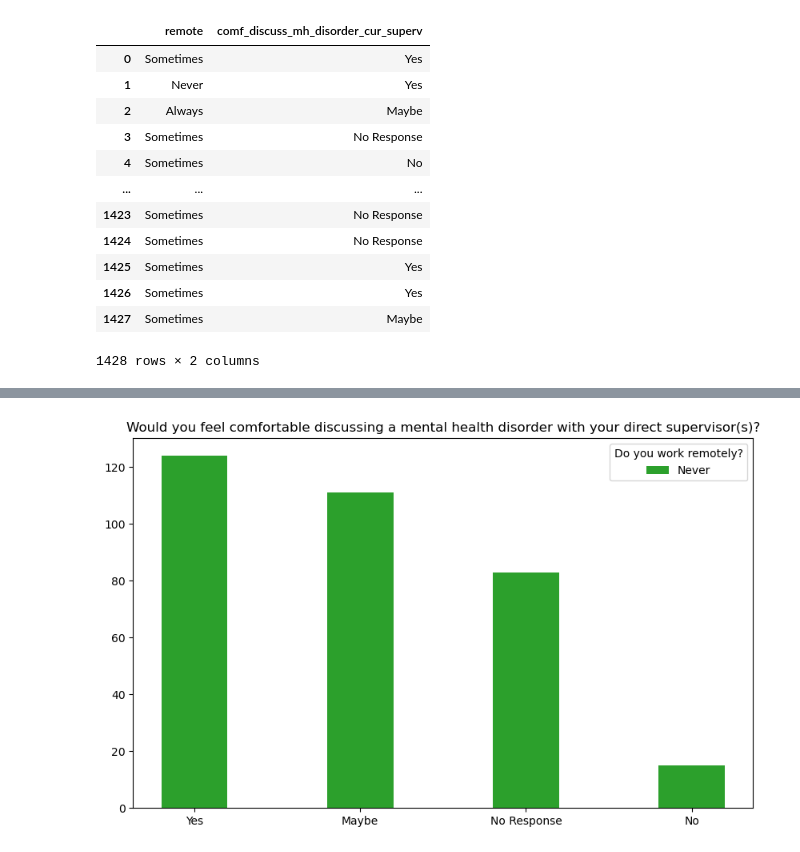
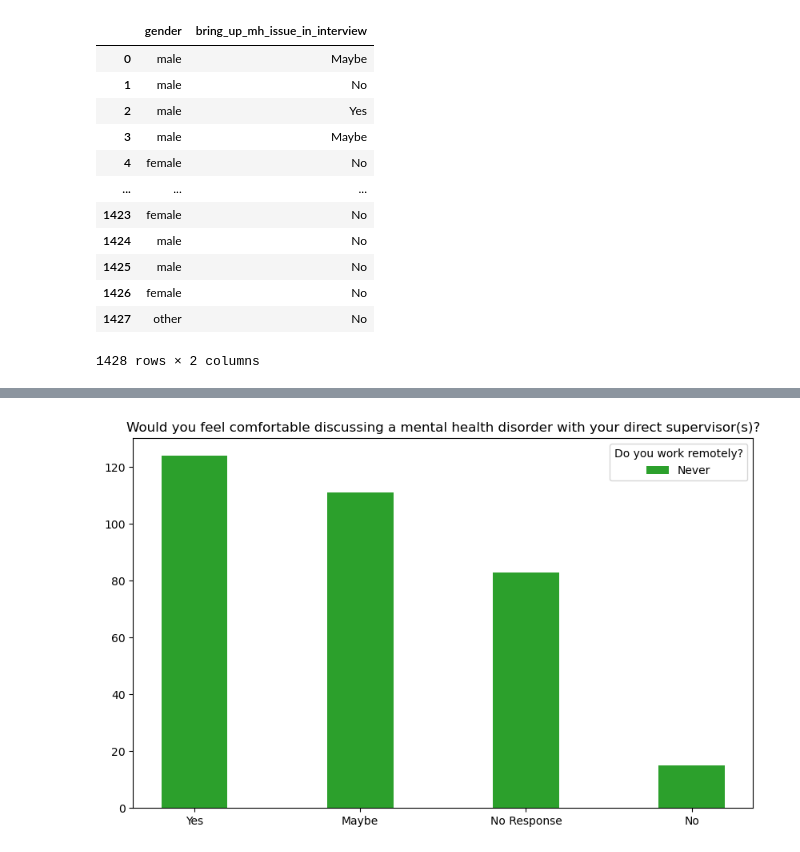
Before and after one commit to SecondHandSushi/Project-1-Mental-Tech, a Jupyter notebook: gender_vs_interv.ipynb, the cells around one changed output, grey strips where cells are left out. Cells and saved outputs as stored; diff of their text form; code cells hidden in the pictures.

```diff
--- a/Remote_v_Q - Copy.ipynb
+++ b/gender_vs_interv.ipynb
@@ -14,21 +14,21 @@ df_2016 = pd.read_csv(survey_2016)
 # %%
 # Remote Versus comf_discuss_mh_disorder_cur_superv
 
 #
-remote_df = df_2016[['remote', 'comf_discuss_mh_disorder_cur_superv']]
-remote_df
+gender_vs_int_df = df_2016[['gender', 'bring_up_mh_issue_in_interview']]
+gender_vs_int_df
 # %% [output]
-|  | remote | comf_discuss_mh_disorder_cur_superv |
-| 0 | Sometimes | Yes |
-| 1 | Never | Yes |
-| 2 | Always | Maybe |
-| 3 | Sometimes | No Response |
-| 4 | Sometimes | No |
+|  | gender | bring_up_mh_issue_in_interview |
+| 0 | male | Maybe |
+| 1 | male | No |
+| 2 | male | Yes |
+| 3 | male | Maybe |
+| 4 | female | No |
 | ... | ... | ... |
-| 1423 | Sometimes | No Response |
-| 1424 | Sometimes | No Response |
-| 1425 | Sometimes | Yes |
-| 1426 | Sometimes | Yes |
-| 1427 | Sometimes | Maybe |
+| 1423 | female | No |
+| 1424 | male | No |
+| 1425 | male | No |
+| 1426 | female | No |
+| 1427 | other | No |
 1428 rows × 2 columns
 # %%
```
Also changed, not shown: parts of 1 cell of this notebook, 4 other files.
